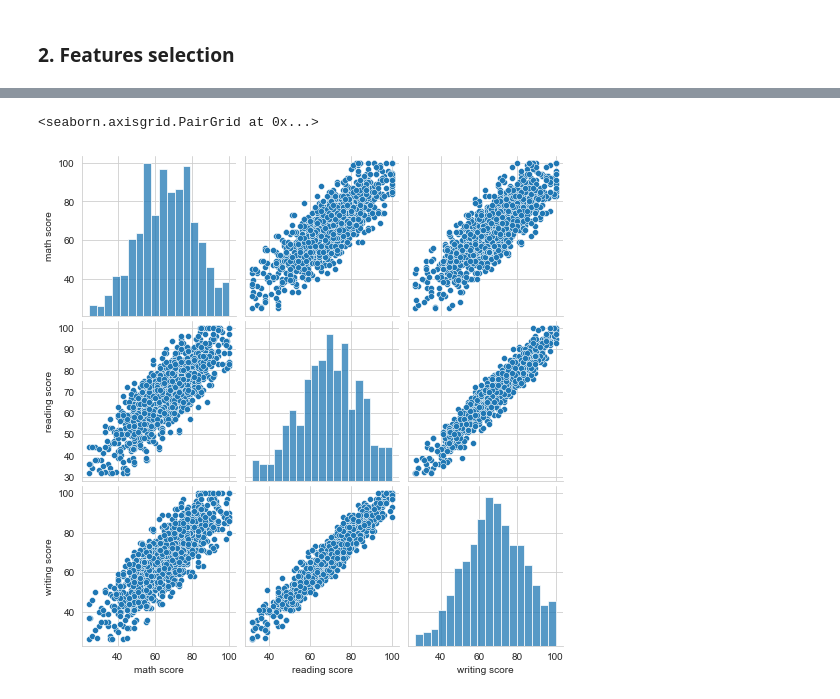
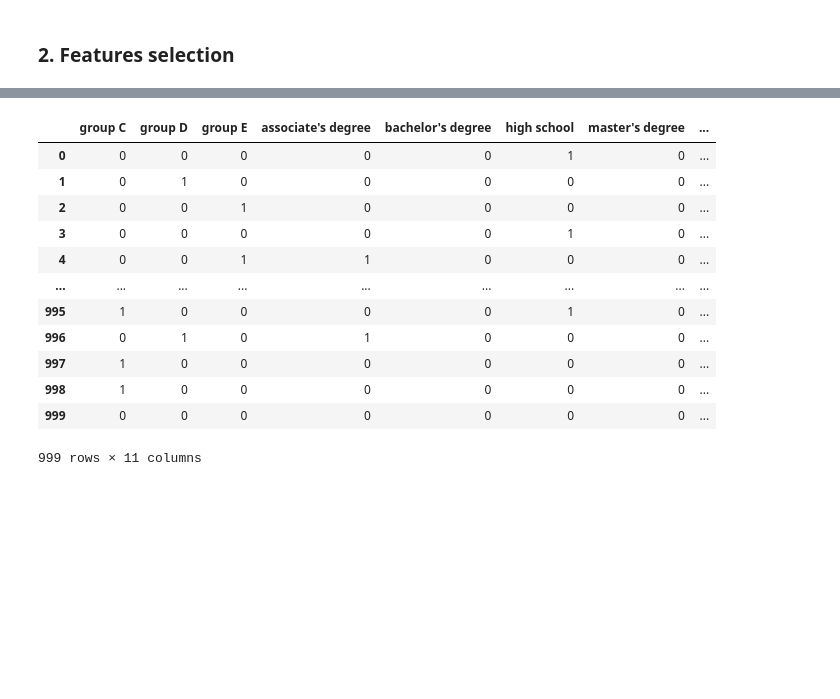
Before and after one commit to victorchendra02/Students-Performance-in-Exams, a Jupyter notebook: VictorChendra_202000338_UTS_IBDA3111.ipynb, the cells around one changed output, grey strips where cells are left out. Saved outputs shown, nothing was run; the diff lists cells and outputs as text; code cells hidden in the pictures; blank space fills up the shorter version.

```diff
--- a/VictorChendra_202000338_UTS_IBDA3111.ipynb
+++ b/VictorChendra_202000338_UTS_IBDA3111.ipynb
@@ -270,0 +451,11 @@ Outlier
+# %%
+def get_model_perceptron(X, y, n: int):
+    models = dict()
+    rfe = RFE(estimator=Perceptron(), n_features_to_select=n)
+    model = DecisionTreeClassifier()
+    models['perdeptron'] = Pipeline(steps=[('s',rfe),('m',model)])
+    rfe.fit(X, y)
+    return models, rfe.support_, rfe.ranking_
+
+
+percp = get_model_perceptron(X, output[0], n_features_to_select)
@@ -271,17 +481,31 @@ Outlier
+# %%
+df_selected_features = df.iloc[:, selected_fetures]
+df_selected_features
+# %% [output]
+|  | group C | group D | group E | associate's degree | bachelor's degree | high school | master's degree | ... |
+| 0 | 0 | 0 | 0 | 0 | 0 | 1 | 0 | ... |
+| 1 | 0 | 1 | 0 | 0 | 0 | 0 | 0 | ... |
+| 2 | 0 | 0 | 1 | 0 | 0 | 0 | 0 | ... |
+| 3 | 0 | 0 | 0 | 0 | 0 | 1 | 0 | ... |
+| 4 | 0 | 0 | 1 | 1 | 0 | 0 | 0 | ... |
+| ... | ... | ... | ... | ... | ... | ... | ... | ... |
+| 995 | 1 | 0 | 0 | 0 | 0 | 1 | 0 | ... |
+| 996 | 0 | 1 | 0 | 1 | 0 | 0 | 0 | ... |
+| 997 | 1 | 0 | 0 | 0 | 0 | 0 | 0 | ... |
+| 998 | 1 | 0 | 0 | 0 | 0 | 0 | 0 | ... |
+| 999 | 0 | 0 | 0 | 0 | 0 | 0 | 0 | ... |
+999 rows × 11 columns
 # %%
-# Kode berikut membangkitkan data acak multidimensi
-x = df.iloc[:, -3:-1]
-y = df.iloc[:, -1]
+# # Kode berikut membangkitkan data acak multidimensi
+# x = df.iloc[:, -3:-1]
+# y = df.iloc[:, -1]
 
-d = {
-    "math score" : df.iloc[:, -3],
-    "reading score" : df.iloc[:, -2],
-    "writing score":df.iloc[:, -1]
-}
+# d = {
+#     "math score" : df.iloc[:, -3],
+#     "reading score" : df.iloc[:, -2],
+#     "writing score":df.iloc[:, -1]
+# }
 
-# Kode berikut memanggil fitur Seaborn untuk membandingkan hubungan antara fitur
-sns.set_style("whitegrid")
-sns.pairplot(df[list(df.columns)])
+# # Kode berikut memanggil fitur Seaborn untuk membandingkan hubungan antara fitur
+# sns.set_style("whitegrid")
+# sns.pairplot(df[list(df.columns)])
-# %% [output]
-<seaborn.axisgrid.PairGrid at 0x...>
-[figure, removed]
```
Also changed, not shown: parts of 19 cells of this notebook.
